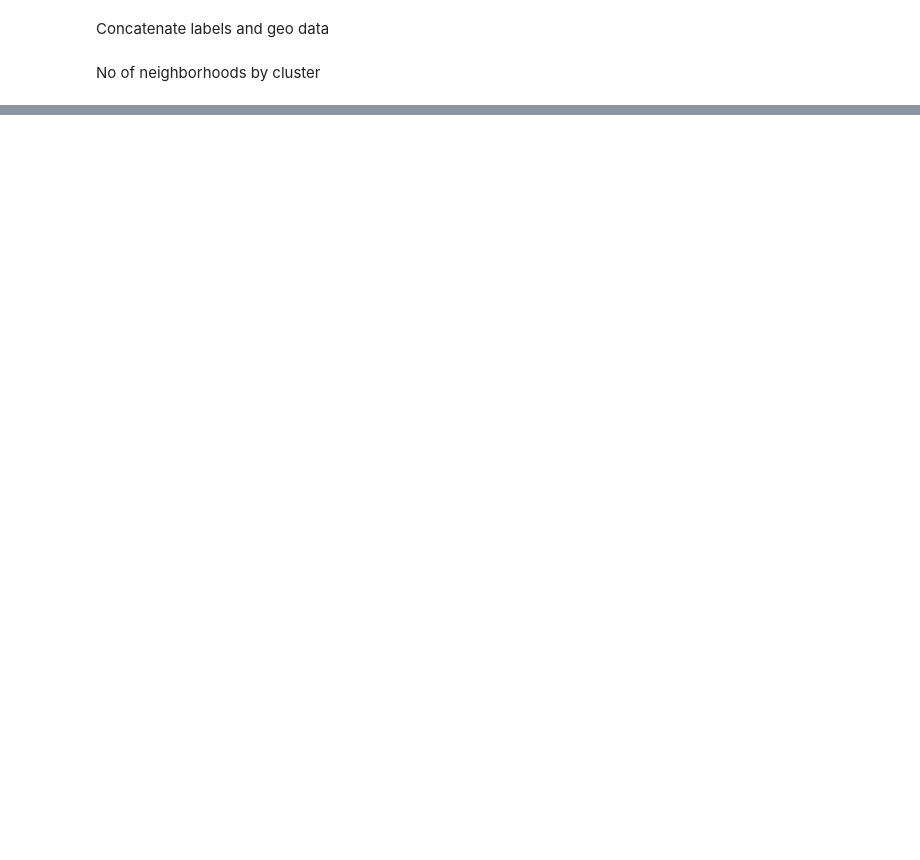
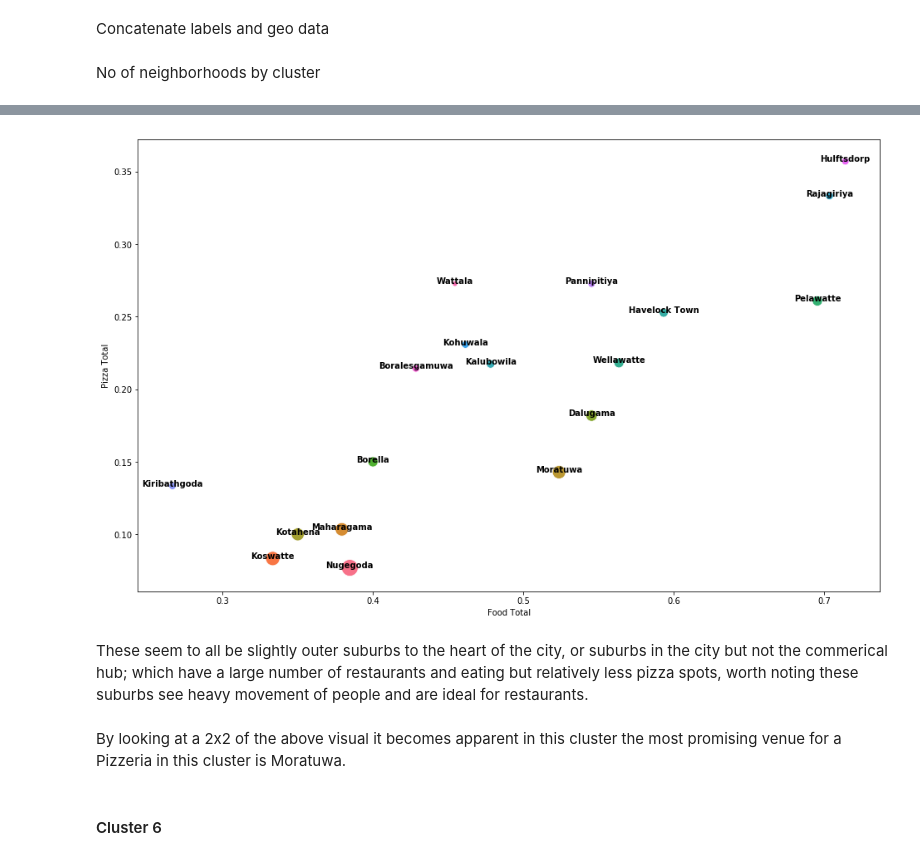
Before and after one commit to rayanthas/Applied-Data-Science-Capstone-Project, a Jupyter notebook: Data Science Capstone Project Notebook.ipynb, the cells around one changed output, grey strips where cells are left out. Drawn from its saved outputs; the diff is of its cells as text; code cells hidden in the pictures; blank space fills up the shorter version.

Commit message:
This notebook contains the code for the Data Science project

```diff
--- a/Data Science Capstone Project Notebook.ipynb
+++ b/Data Science Capstone Project Notebook.ipynb
@@ -384,0 +485,2 @@ Name: Cluster Labels, dtype: int64
+# %%
+plotX = pd.concat([X,PCs_3d], axis=1, join='inner')
@@ -384,0 +645,25 @@ Name: Cluster Labels, dtype: int64
+# %%
+#Variables for food places possibly containing pizza
+pizza_var=['Neighborhood',
+  'Bar',
+  'Bistro',
+  'Café',
+  'Coffee Shop',
+  'Comfort Food Restaurant',
+  'Diner',
+  'Fast Food Restaurant',
+  'Fish & Chips Shop',
+  'Food Court',
+  'Food Truck',
+  'Hotel Bar',
+  'Irish Pub',
+  'Italian Restaurant',
+  'Pizza Place',
+  'Pub',
+  'Restaurant',
+  'Sandwich Place',
+  'Seafood Restaurant',
+  'Snack Place',
+  'Tapas Restaurant',
+  'Vegetarian / Vegan Restaurant',
+]
@@ -384,0 +676,4 @@ Name: Cluster Labels, dtype: int64
+# %%
+cluster0['Food Total']=cluster0[food_var].sum(axis=1)
+cluster0['Pizza Total']=cluster0[pizza_var].sum(axis=1)
+cluster0['Food Pizza Ratio']=cluster0['Food Total']/cluster0['Pizza Total']
@@ -384,0 +699,5 @@ Name: Cluster Labels, dtype: int64
+# %%
+pizza0=(cluster0[['Neighborhood','Food Total','Pizza Total','Food Pizza Ratio']].sort_values('Food Pizza Ratio',ascending=False)
+                                                                         .replace(np.inf,np.nan)
+                                                                         .dropna())
+pizza0.head()
@@ -384,0 +711,17 @@ Name: Cluster Labels, dtype: int64
+# %%
+plt.figure(figsize=(16,10))
+ax=sns.scatterplot(data=pizza0,x='Food Total',y='Pizza Total',hue='Neighborhood',size='Food Pizza Ratio',sizes=(40,400))
+# Put the legend out of the figure
+#plt.legend(bbox_to_anchor=(1.05, 1), loc=2, borderaxespad=0.)
+ax.legend().remove()
+
+for line in range(0,pizza0.shape[0]):
+     ax.text(pizza0['Food Total'].iloc[line], pizza0['Pizza Total'].iloc[line], pizza0.Neighborhood.iloc[line], horizontalalignment='center', size='medium', color='black', weight='semibold')
+# %% [output]
+[figure, added]
+# %% [markdown]
+These seem to all be slightly outer suburbs to the heart of the city, or suburbs in the city but not the commerical hub; which have a large number of restaurants and eating but relatively less pizza spots, worth noting these suburbs see heavy movement of people and are ideal for restaurants.
+# %% [markdown]
+By looking at a 2x2 of the above visual it becomes apparent in this cluster the most promising venue for a Pizzeria in this cluster is Moratuwa.
+# %% [markdown]
+#### Cluster 6
```
Also changed, not shown: parts of 43 cells of this notebook.
